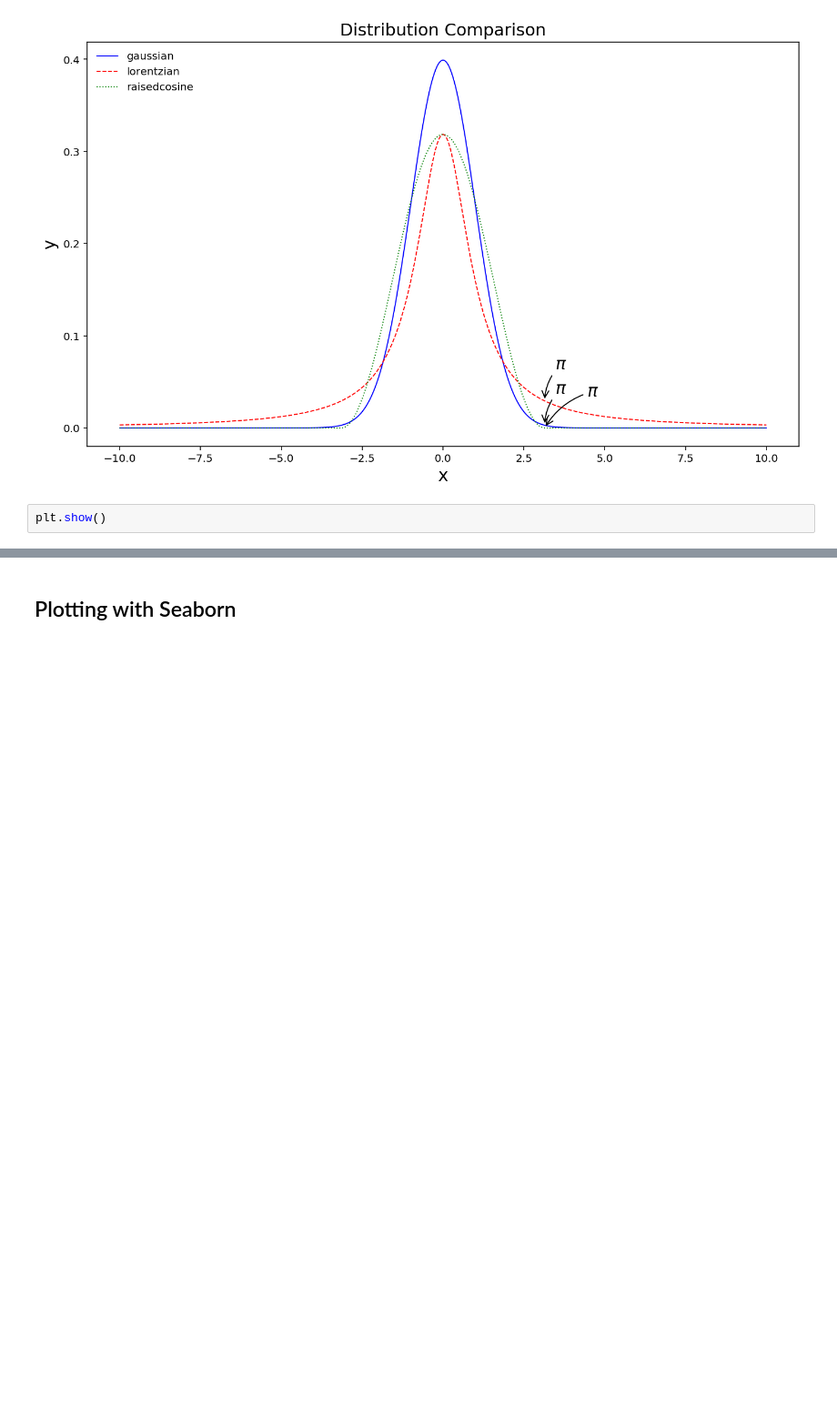
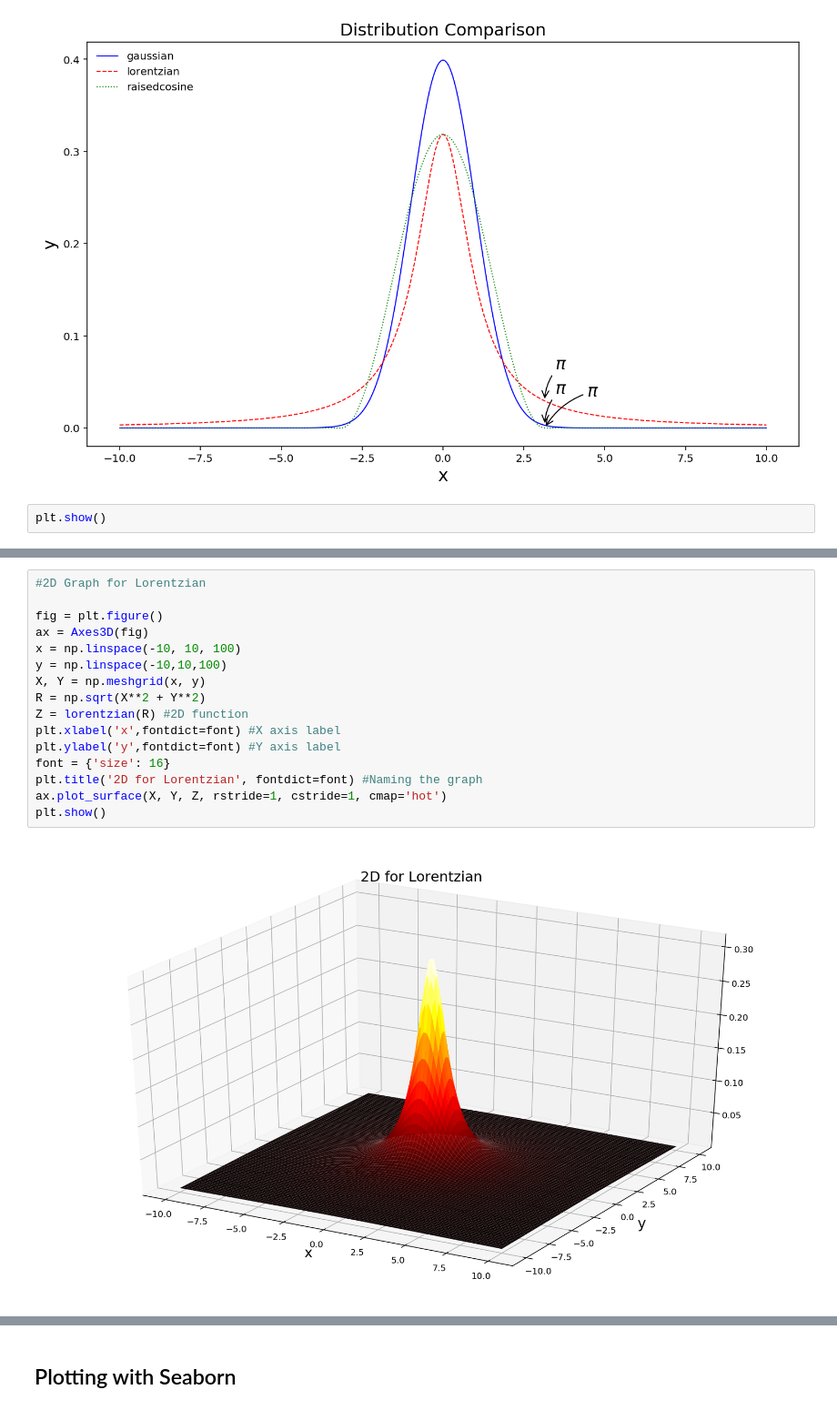
Before and after one commit to chapman-phys220-2017f/cw-05-riley-and-nikki, a Jupyter notebook: cw05.ipynb, the cells around one changed output, grey strips where cells are left out. Shown at 91% size. Drawn from its saved outputs; the diff is of its cells as text; blank space fills up the shorter version.

```diff
--- a/cw05.ipynb
+++ b/cw05.ipynb
@@ -209,0 +197,18 @@ AttributeError: 'AxesSubplot' object has no attribute 'transFigure'
+# %%
+#2D Graph for Lorentzian
+
+fig = plt.figure()
+ax = Axes3D(fig)
+x = np.linspace(-10, 10, 100)
+y = np.linspace(-10,10,100)
+X, Y = np.meshgrid(x, y)
+R = np.sqrt(X**2 + Y**2)
+Z = lorentzian(R) #2D function
+plt.xlabel('x',fontdict=font) #X axis label
+plt.ylabel('y',fontdict=font) #Y axis label
+font = {'size': 16}
+plt.title('2D for Lorentzian', fontdict=font) #Naming the graph
+ax.plot_surface(X, Y, Z, rstride=1, cstride=1, cmap='hot')
+plt.show()
+# %% [output]
+[figure, added]
```
Also changed, not shown: parts of 12 cells of this notebook, 1 other file.
